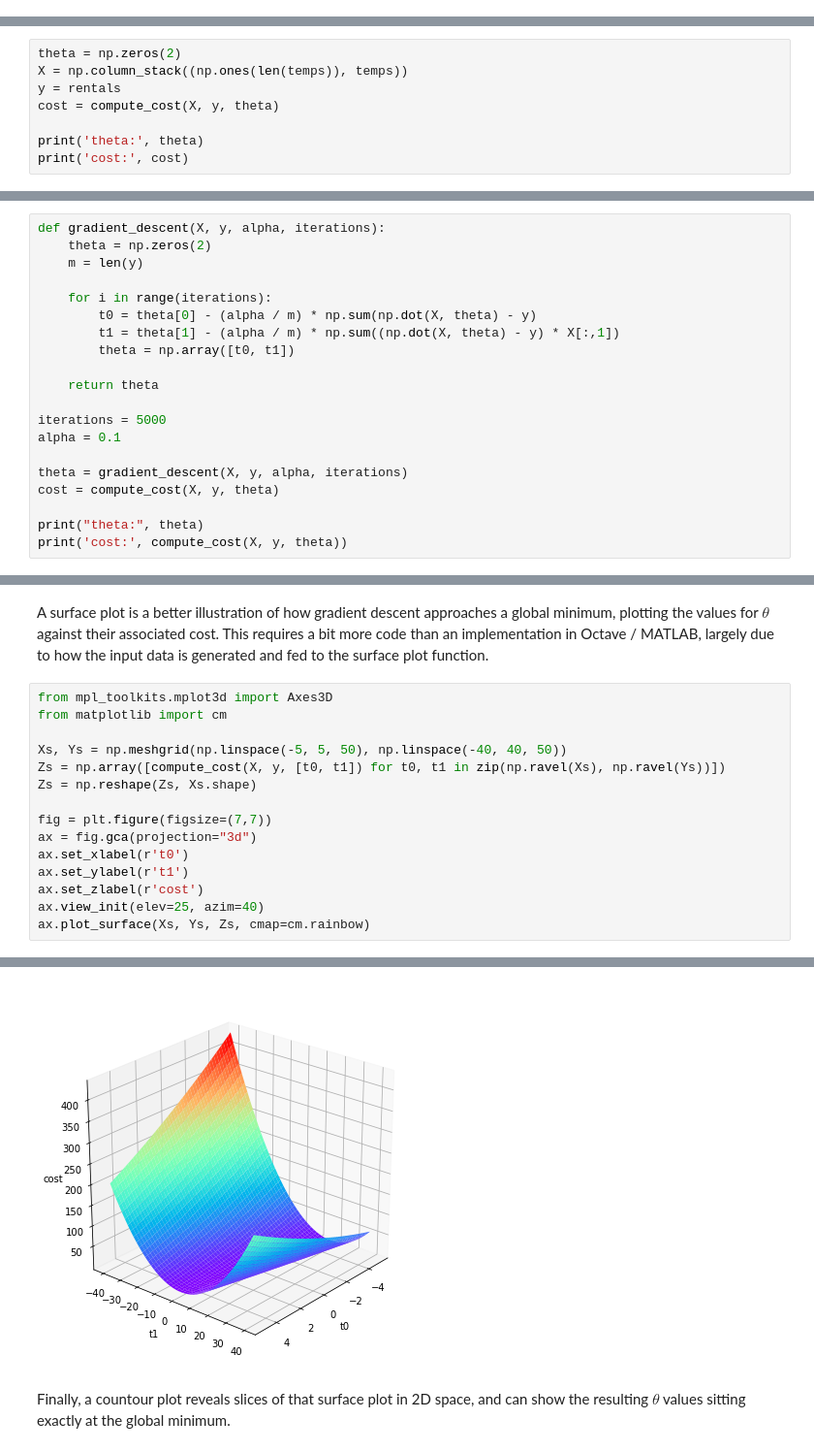
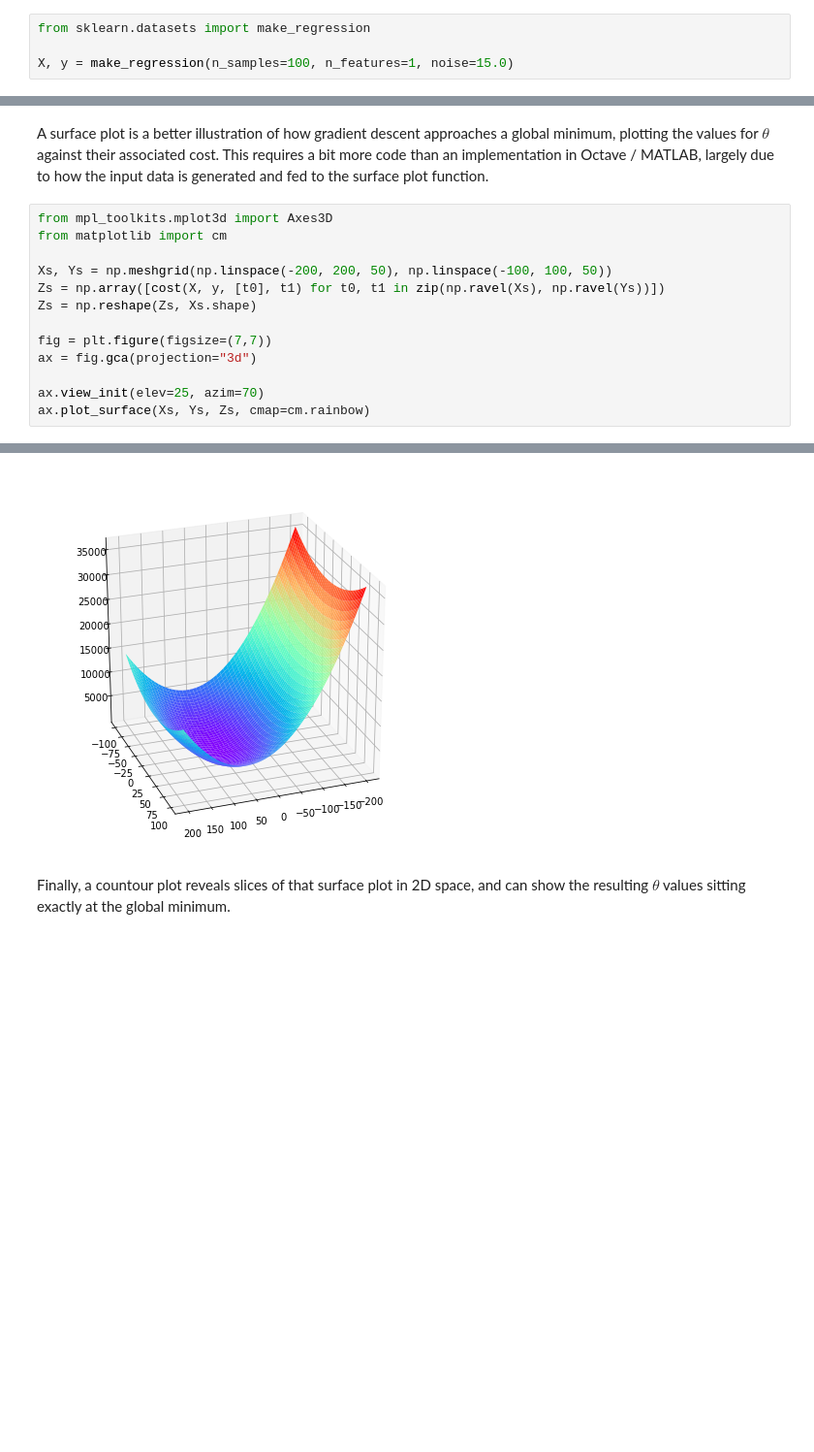
Before and after one commit to crsmithdev/notebooks, a Jupyter notebook: ml-linear-regression/ml-linear-regression.ipynb, the cells around one changed output, grey strips where cells are left out. Shown at 97% size. Saved outputs shown, nothing was run; the diff lists cells and outputs as text; blank space fills up the shorter version.

```diff
--- a/ml-linear-regression/ml-linear-regression.ipynb
+++ b/ml-linear-regression/ml-linear-regression.ipynb
@@ -26,3 +20,7 @@ rentals = data['cnt'].values / 1000
+# %%
+from sklearn.datasets import make_regression
+
+X, y = make_regression(n_samples=100, n_features=1, noise=15.0)
 # %% [markdown]
 The plot reveals some degree of correlation between temperature and bike rentals, as one might guess.
 # %%
@@ -54,10 +57,2 @@ def compute_cost(X, y, theta):
 # %% [markdown]
 Before computing the cost with an initial guess for $\theta$, a column of 1s is prepended onto the input data.  This allows us to vectorize the cost function, as well as make it usable for multiple linear regression later.  This first value $\theta_0$ now behaves as a constant in the cost function.
-# %%
-theta = np.zeros(2)
-X = np.column_stack((np.ones(len(temps)), temps))
-y = rentals
-cost = compute_cost(X, y, theta)
-
-print('theta:', theta)
-print('cost:', cost)
@@ -80,23 +81,3 @@ The update rule each iteration then becomes:
 \end{align}
 
 See [here](http://mccormickml.com/2014/03/04/gradient-descent-derivation/) for a more detailed explanation of how the update equations are derived.
-# %%
-def gradient_descent(X, y, alpha, iterations):
-    theta = np.zeros(2)
-    m = len(y)
-
-    for i in range(iterations):
-        t0 = theta[0] - (alpha / m) * np.sum(np.dot(X, theta) - y)
-        t1 = theta[1] - (alpha / m) * np.sum((np.dot(X, theta) - y) * X[:,1])
-        theta = np.array([t0, t1])
-
-    return theta
-
-iterations = 5000
-alpha = 0.1
-
-theta = gradient_descent(X, y, alpha, iterations)
-cost = compute_cost(X, y, theta)
-
-print("theta:", theta)
-print('cost:', compute_cost(X, y, theta))
@@ -119,21 +123,19 @@ A surface plot is a better illustration of how gradient descent approaches a glo
 # %%
 from mpl_toolkits.mplot3d import Axes3D
 from matplotlib import cm
 
-Xs, Ys = np.meshgrid(np.linspace(-5, 5, 50), np.linspace(-40, 40, 50))
-Zs = np.array([compute_cost(X, y, [t0, t1]) for t0, t1 in zip(np.ravel(Xs), np.ravel(Ys))])
+Xs, Ys = np.meshgrid(np.linspace(-200, 200, 50), np.linspace(-100, 100, 50))
+Zs = np.array([cost(X, y, [t0], t1) for t0, t1 in zip(np.ravel(Xs), np.ravel(Ys))])
 Zs = np.reshape(Zs, Xs.shape)
 
 fig = plt.figure(figsize=(7,7))
 ax = fig.gca(projection="3d")
-ax.set_xlabel(r't0')
-ax.set_ylabel(r't1')
-ax.set_zlabel(r'cost')
-ax.view_init(elev=25, azim=40)
+
+ax.view_init(elev=25, azim=70)
 ax.plot_surface(Xs, Ys, Zs, cmap=cm.rainbow)
 # %% [output]
 <mpl_toolkits.mplot3d.art3d.Poly3DCollection at 0x...>
-[figure, old version]
+[figure, new version]
 # %% [markdown]
 Finally, a countour plot reveals slices of that surface plot in 2D space, and can show the resulting $\theta$ values sitting exactly at the global minimum.
 # %%
```
Also changed, not shown: parts of 18 cells of this notebook.
